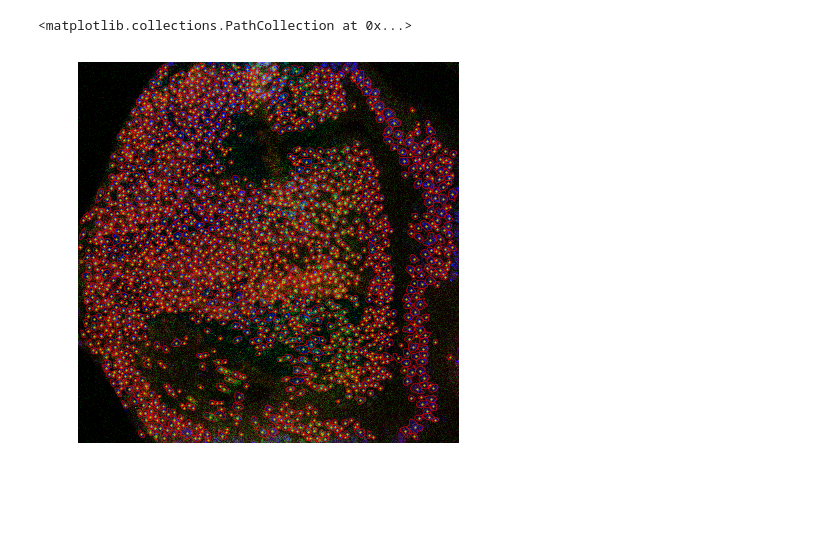
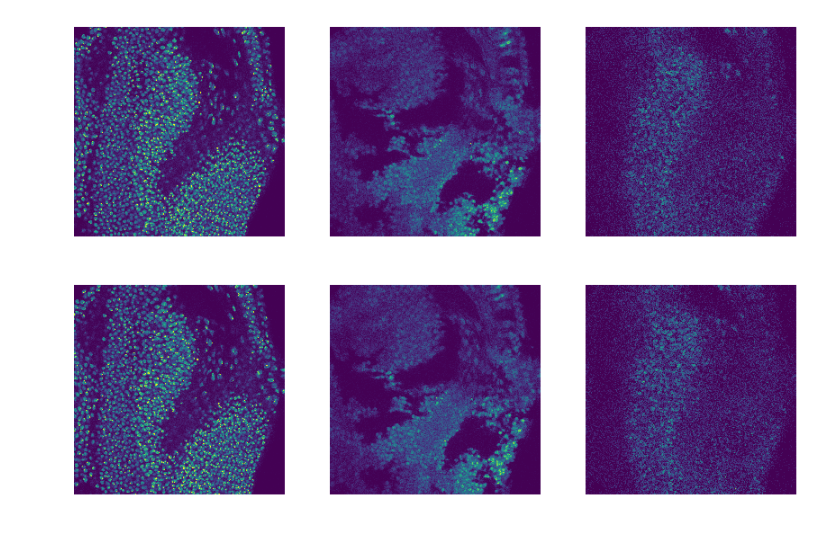
Before and after one commit to sbernasek/flyqma, a Jupyter notebook: notebooks/annotation.ipynb, the cells around one changed output. Saved outputs shown, nothing was run; the diff lists cells and outputs as text; code cells hidden in the pictures; blank space fills up the shorter version.

```diff
--- a/notebooks/annotation.ipynb
+++ b/notebooks/annotation.ipynb
@@ -25,11 +25,17 @@ disc_id = 29
 disc = control.discs[disc_id]
 stack = disc.load_stack()
-# %%
-fig = layer.show(figsize=(7, 7), lw=.5)
-
-xy = layer.df[['centroid_y', 'centroid_x']].values
-fig.axes[0].scatter(*xy.T, c='y', s=5, lw=0)
-# %% [output]
-<matplotlib.collections.PathCollection at 0x...>
-[figure, removed]
+# %%
+def show_layer(stack, layer_id=0):
+    layer = stack.load_layer(layer_id)
+    fig, (ax0, ax1, ax2) = plt.subplots(ncols=3, figsize=(12, 4))
+    _ = layer.get_channel('b').show(segments=False, ax=ax0, vmin=0, vmax=1)
+    _ = layer.get_channel('r').show(segments=False, ax=ax1, vmin=0, vmax=1)
+    _ = layer.get_channel('g').show(segments=False, ax=ax2, vmin=0, vmax=1)
+    plt.tight_layout()
+# %%
+for layer_id in range(stack.depth):
+    show_layer(stack, layer_id)
+# %% [output]
+[figure, added]
+[figure, added]
 # %%
```
Also changed, not shown: parts of 20 cells of this notebook, 19 other files.
